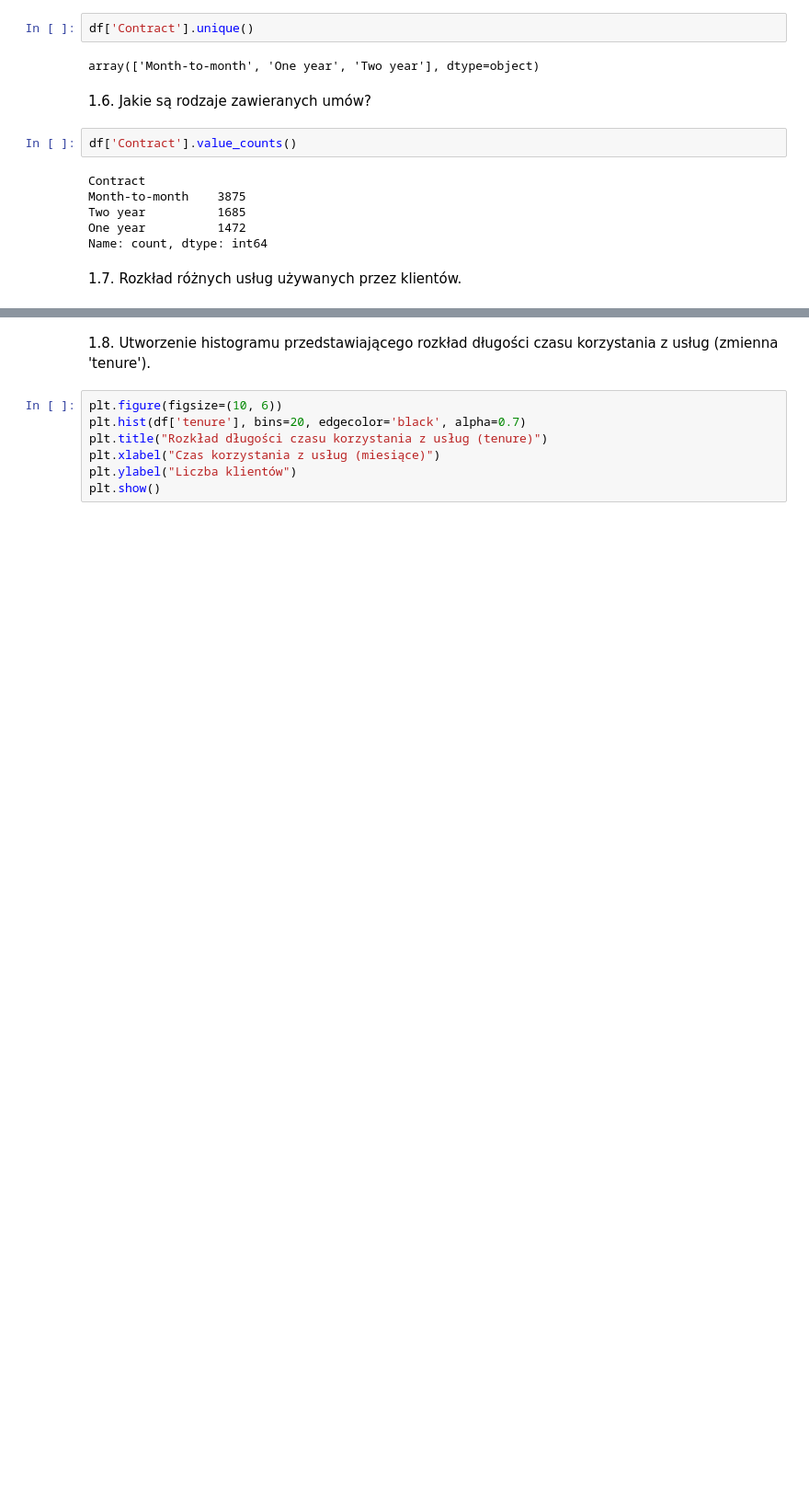
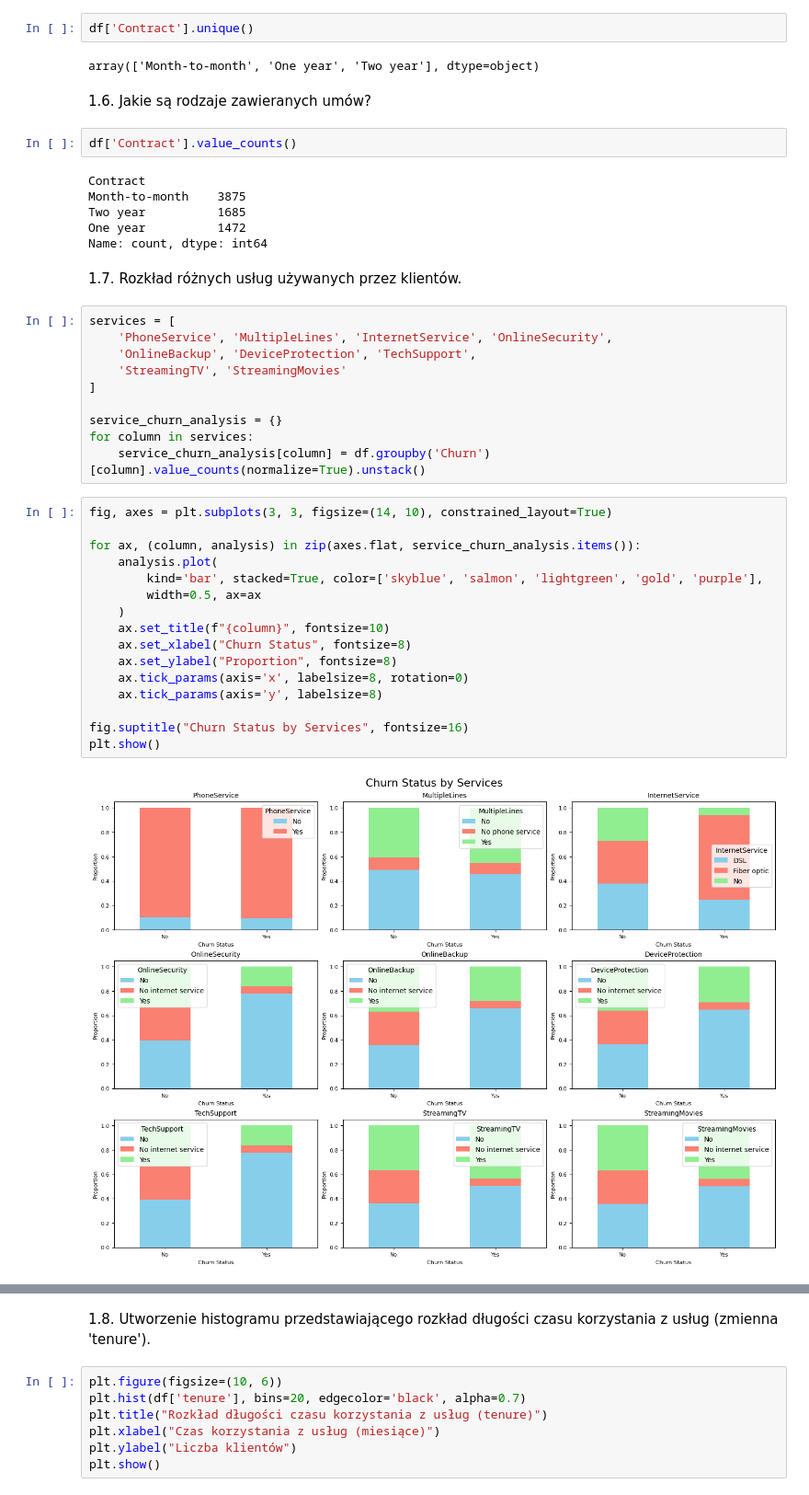
Before and after one commit to maddie84/Lab_Maszynowej_Analizy_Danych, a Jupyter notebook: Lab6/Jazwinska_Magda_LMAD_PSI_L6_PROJEKT1.ipynb, the cells around one changed output, grey strips where cells are left out. Shown at 92% size. Cells and saved outputs as stored; diff of their text form; blank space fills up the shorter version.

```diff
--- a/Lab6/Jazwinska_Magda_LMAD_PSI_L6_PROJEKT1.ipynb
+++ b/Lab6/Jazwinska_Magda_LMAD_PSI_L6_PROJEKT1.ipynb
@@ -156,6 +160,34 @@ One year          1472
 Name: count, dtype: int64
 # %% [markdown]
 1.7. Rozkład różnych usług używanych przez klientów.
+# %%
+services = [
+    'PhoneService', 'MultipleLines', 'InternetService', 'OnlineSecurity',
+    'OnlineBackup', 'DeviceProtection', 'TechSupport',
+    'StreamingTV', 'StreamingMovies'
+]
+
+service_churn_analysis = {}
+for column in services:
+    service_churn_analysis[column] = df.groupby('Churn')[column].value_counts(normalize=True).unstack()
+# %%
+fig, axes = plt.subplots(3, 3, figsize=(14, 10), constrained_layout=True)
+
+for ax, (column, analysis) in zip(axes.flat, service_churn_analysis.items()):
+    analysis.plot(
+        kind='bar', stacked=True, color=['skyblue', 'salmon', 'lightgreen', 'gold', 'purple'],
+        width=0.5, ax=ax
+    )
+    ax.set_title(f"{column}", fontsize=10)
+    ax.set_xlabel("Churn Status", fontsize=8)
+    ax.set_ylabel("Proportion", fontsize=8)
+    ax.tick_params(axis='x', labelsize=8, rotation=0)
+    ax.tick_params(axis='y', labelsize=8)
+
+fig.suptitle("Churn Status by Services", fontsize=16)
+plt.show()
+# %% [output]
+[figure, added]
 # %%
 services = ['PhoneService', 'MultipleLines', 'InternetService', 'OnlineSecurity',
             'OnlineBackup', 'DeviceProtection', 'TechSupport',
```
Also changed, not shown: parts of 15 cells of this notebook.
